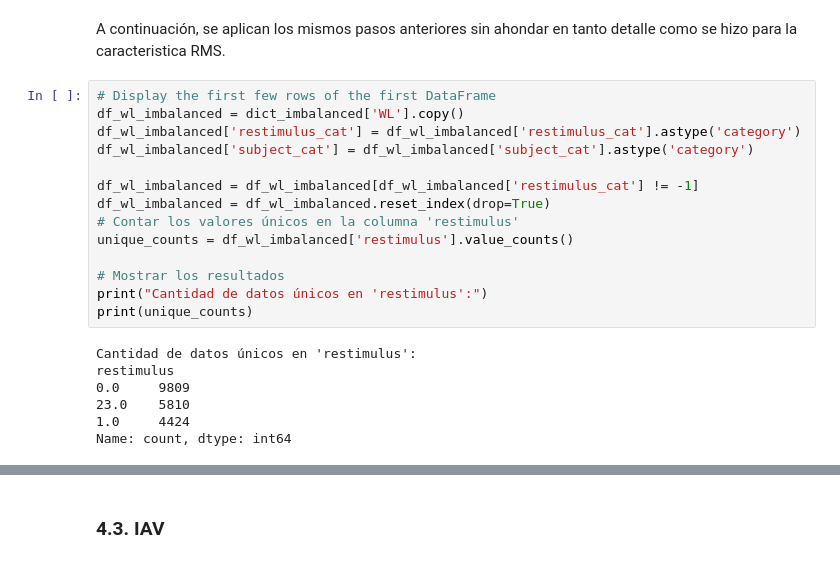
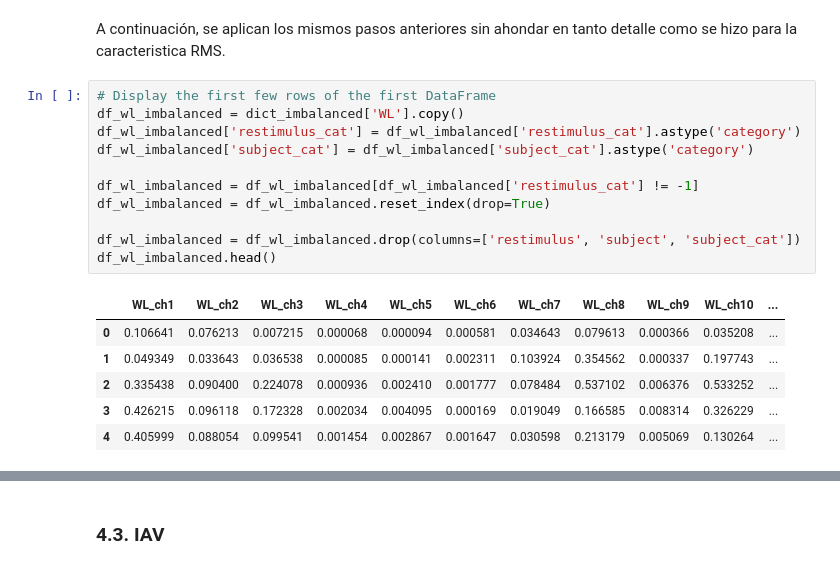
Before and after one commit to repos-especializacion-UdeA/monografia_modelos, a Jupyter notebook: 05_models_CNN.ipynb, the cells around one changed output, grey strips where cells are left out. Saved outputs shown, nothing was run; the diff lists cells and outputs as text.

```diff
--- a/05_models_CNN.ipynb
+++ b/05_models_CNN.ipynb
@@ -521,21 +521,18 @@ A continuación, se aplican los mismos pasos anteriores sin ahondar en tanto det
 # %%
 # Display the first few rows of the first DataFrame
 df_wl_imbalanced = dict_imbalanced['WL'].copy()
 df_wl_imbalanced['restimulus_cat'] = df_wl_imbalanced['restimulus_cat'].astype('category')
 df_wl_imbalanced['subject_cat'] = df_wl_imbalanced['subject_cat'].astype('category')
 
 df_wl_imbalanced = df_wl_imbalanced[df_wl_imbalanced['restimulus_cat'] != -1]
 df_wl_imbalanced = df_wl_imbalanced.reset_index(drop=True)
-# Contar los valores únicos en la columna 'restimulus'
-unique_counts = df_wl_imbalanced['restimulus'].value_counts()
 
-# Mostrar los resultados
-print("Cantidad de datos únicos en 'restimulus':")
-print(unique_counts)
+df_wl_imbalanced = df_wl_imbalanced.drop(columns=['restimulus', 'subject', 'subject_cat'])
+df_wl_imbalanced.head()
 # %% [output]
-Cantidad de datos únicos en 'restimulus':
-restimulus
-0.0     9809
-23.0    5810
-1.0     4424
-Name: count, dtype: int64
+|  | WL_ch1 | WL_ch2 | WL_ch3 | WL_ch4 | WL_ch5 | WL_ch6 | WL_ch7 | WL_ch8 | WL_ch9 | WL_ch10 | ... |
+| 0 | 0.106641 | 0.076213 | 0.007215 | 0.000068 | 0.000094 | 0.000581 | 0.034643 | 0.079613 | 0.000366 | 0.035208 | ... |
+| 1 | 0.049349 | 0.033643 | 0.036538 | 0.000085 | 0.000141 | 0.002311 | 0.103924 | 0.354562 | 0.000337 | 0.197743 | ... |
+| 2 | 0.335438 | 0.090400 | 0.224078 | 0.000936 | 0.002410 | 0.001777 | 0.078484 | 0.537102 | 0.006376 | 0.533252 | ... |
+| 3 | 0.426215 | 0.096118 | 0.172328 | 0.002034 | 0.004095 | 0.000169 | 0.019049 | 0.166585 | 0.008314 | 0.326229 | ... |
+| 4 | 0.405999 | 0.088054 | 0.099541 | 0.001454 | 0.002867 | 0.001647 | 0.030598 | 0.213179 | 0.005069 | 0.130264 | ... |
```
Also changed, not shown: parts of 22 cells of this notebook, 4 other files.
